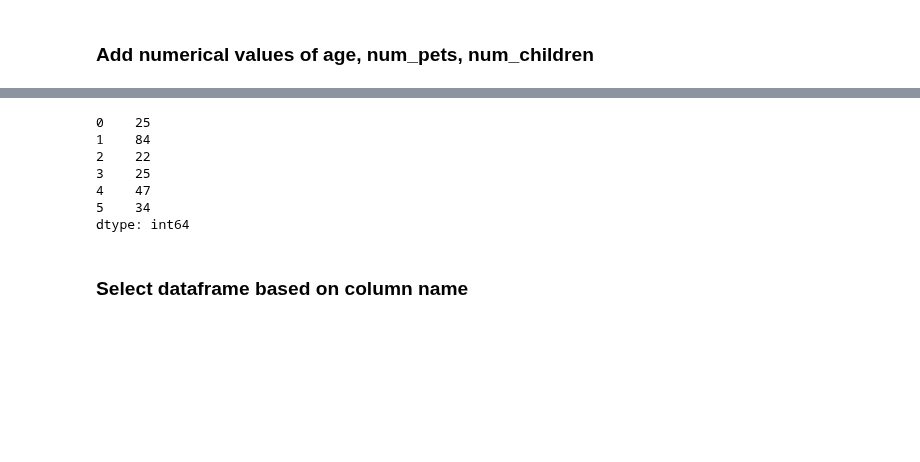
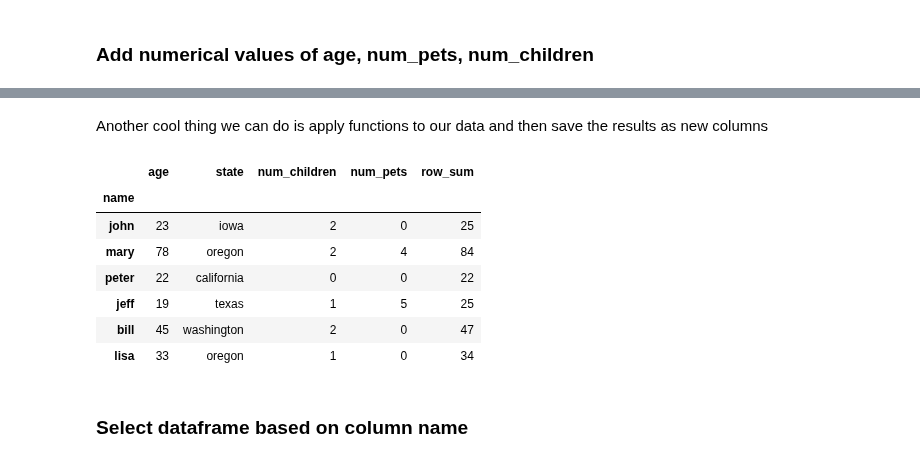
Before and after one commit to Make-School-Courses/DS-1.1-Data-Analysis, a Jupyter notebook: Notebooks/Pandas_Intro.ipynb, the cells around one changed output, grey strips where cells are left out. Drawn from its saved outputs; the diff is of its cells as text; code cells hidden in the pictures; blank space fills up the shorter version.

```diff
--- a/Notebooks/Pandas_Intro.ipynb
+++ b/Notebooks/Pandas_Intro.ipynb
@@ -318,13 +356,17 @@ dtype: object
+# %% [markdown]
+Another cool thing we can do is apply functions to our data and then save the results as new columns
 # %%
-df[["age","num_pets","num_children"]].apply(lambda row: np.sum(row),axis=1)
+df["row_sum"] = df[["age","num_pets","num_children"]].apply(lambda row: np.sum(row),axis=1)
+df
 # %% [output]
-0    25
-1    84
-2    22
-3    25
-4    47
-5    34
-dtype: int64
+|  | age | state | num_children | num_pets | row_sum |
+| name |  |  |  |  |  |
+| john | 23 | iowa | 2 | 0 | 25 |
+| mary | 78 | oregon | 2 | 4 | 84 |
+| peter | 22 | california | 0 | 0 | 22 |
+| jeff | 19 | texas | 1 | 5 | 25 |
+| bill | 45 | washington | 2 | 0 | 47 |
+| lisa | 33 | oregon | 1 | 0 | 34 |
 # %% [markdown]
 ### Select dataframe based on column name
 # %%
```
Also changed, not shown: parts of 34 cells of this notebook.
